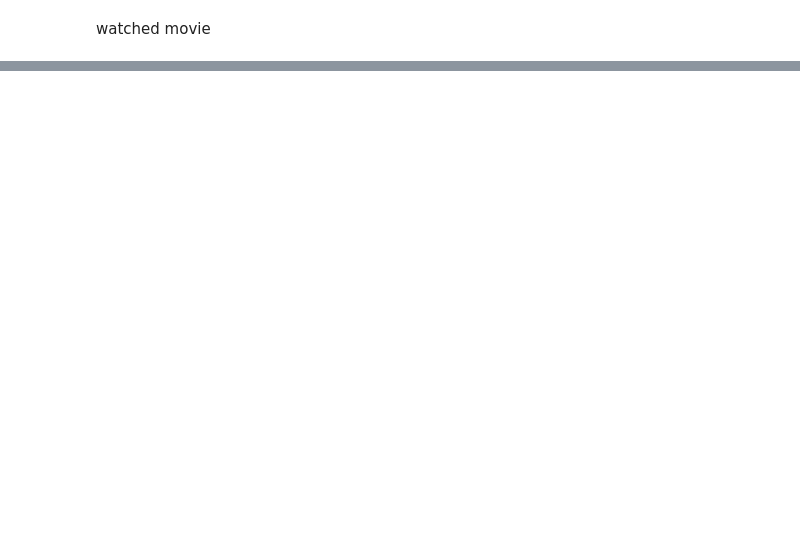
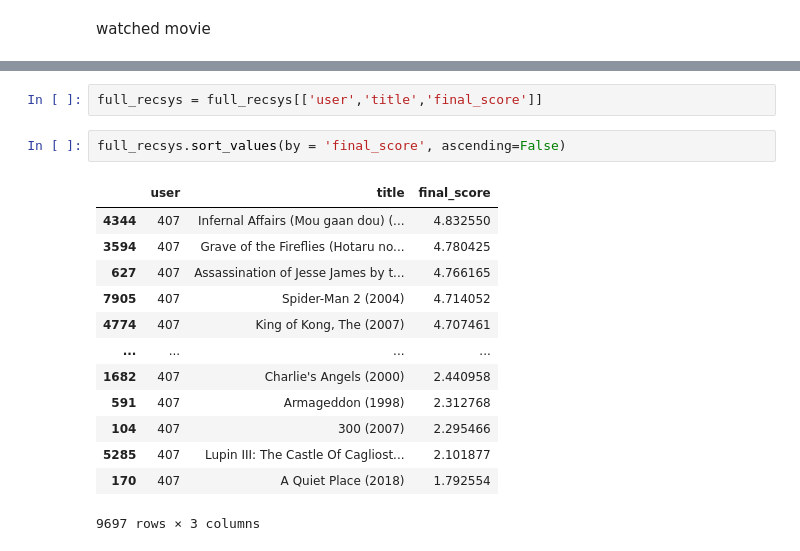
Before and after one commit to peerapat-t/Hybrid-book-recommendation-system, a Jupyter notebook: book recommendation.ipynb, the cells around one changed output, grey strips where cells are left out. Drawn from its saved outputs; the diff is of its cells as text; blank space fills up the shorter version.

```diff
--- a/book recommendation.ipynb
+++ b/book recommendation.ipynb
@@ -319,0 +931,18 @@ user_item_metrix_norm
+# %%
+full_recsys = full_recsys[['user','title','final_score']]
+# %%
+full_recsys.sort_values(by = 'final_score', ascending=False)
+# %% [output]
+|  | user | title | final_score |
+| 4344 | 407 | Infernal Affairs (Mou gaan dou) (... | 4.832550 |
+| 3594 | 407 | Grave of the Fireflies (Hotaru no... | 4.780425 |
+| 627 | 407 | Assassination of Jesse James by t... | 4.766165 |
+| 7905 | 407 | Spider-Man 2 (2004) | 4.714052 |
+| 4774 | 407 | King of Kong, The (2007) | 4.707461 |
+| ... | ... | ... | ... |
+| 1682 | 407 | Charlie's Angels (2000) | 2.440958 |
+| 591 | 407 | Armageddon (1998) | 2.312768 |
+| 104 | 407 | 300 (2007) | 2.295466 |
+| 5285 | 407 | Lupin III: The Castle Of Cagliost... | 2.101877 |
+| 170 | 407 | A Quiet Place (2018) | 1.792554 |
+9697 rows × 3 columns
```
Also changed, not shown: parts of 77 cells of this notebook.
